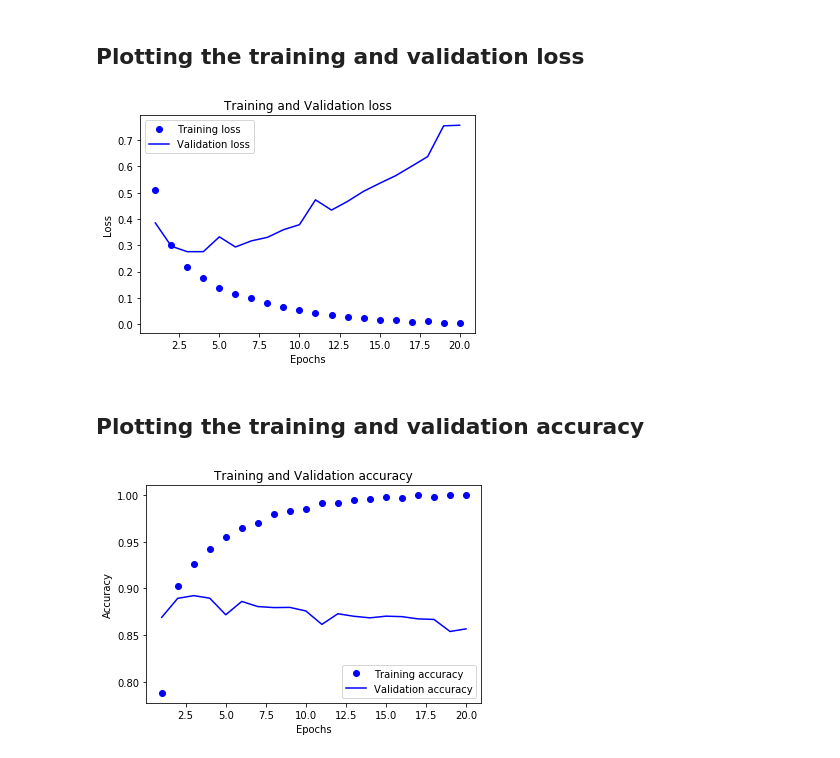
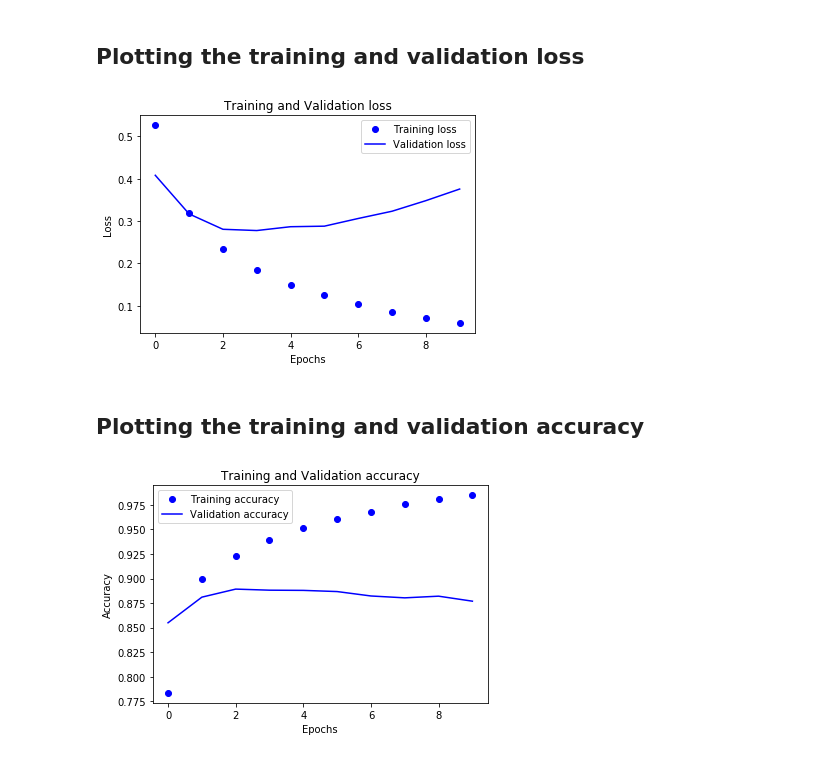
Before and after one commit to Kehindeajayi01/Deep-Learning-with-IMDB-review, a Jupyter notebook: ClassifyingMovieReview.ipynb, the cells around one changed output. Cells and saved outputs as stored; diff of their text form; code cells hidden in the pictures.

```diff
--- a/ClassifyingMovieReview.ipynb
+++ b/ClassifyingMovieReview.ipynb
@@ -103,7 +107,7 @@ partial_y_train = y_train[10000:]
 * We specify the epochs(the number of iteration on all training samples)
 * We also specify the batch_size (a subset of the training samples to train at a single instance)
 # %%
-history = model.fit(partial_x_train, partial_y_train, epochs = 20, batch_size = 512,
+history = model.fit(partial_x_train, partial_y_train, epochs = 10, batch_size = 512,
           validation_data = (x_val, y_val))
 # %% [output]
 Train on 15000 samples, validate on 10000 samples
@@ -135,7 +139,7 @@ import matplotlib.pyplot as plt
 
 loss_values = history_dict['loss']
 val_loss_values = history_dict['val_loss']
-epochs = range(1, len(history_dict['acc']) + 1)
+epochs = range(len(history_dict['acc']))
 plt.plot(epochs, loss_values, 'bo', label = 'Training loss')
 plt.plot(epochs, val_loss_values, 'b', label = 'Validation loss')
 plt.legend()
@@ -144,20 +148,20 @@ plt.xlabel('Epochs')
 plt.ylabel('Loss')
 plt.show()
 # %% [output]
-[figure, old version]
+[figure, new version]
 # %% [markdown]
 ## Plotting the training and validation accuracy
 # %%
 accuracy = history_dict['acc']
 val_accuracy = history_dict['val_acc']
 
-epochs = range(1, len(history_dict['acc']) + 1)
+epochs = range(len(history_dict['acc']))
 plt.plot(epochs, accuracy, 'bo', label = 'Training accuracy')
 plt.plot(epochs, val_accuracy, 'b', label = 'Validation accuracy')
 plt.title('Training and Validation accuracy')
 plt.legend()
 plt.xlabel('Epochs')
 plt.ylabel('Accuracy')
 plt.show()
 # %% [output]
-[figure, old version]
+[figure, new version]
```
Also changed, not shown: parts of 25 cells of this notebook.
